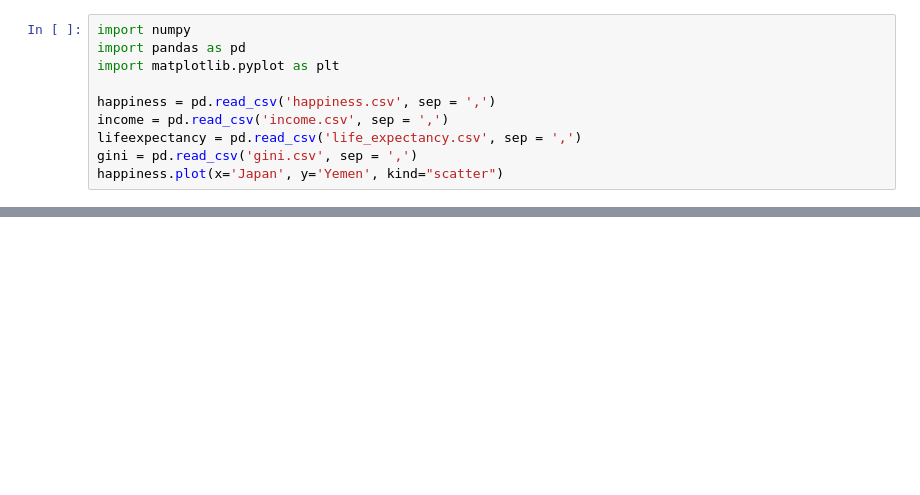
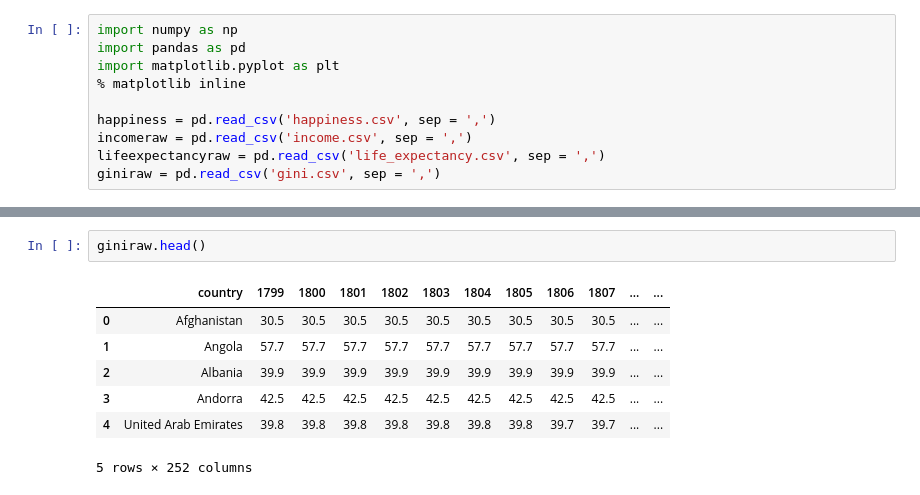
Before and after one commit to mmikul2/Udacity---Intro-to-Data-Analysis, a Jupyter notebook: Working Code.ipynb, the cells around one changed output, grey strips where cells are left out. Cells and saved outputs as stored; diff of their text form; blank space fills up the shorter version.

```diff
--- a/Working Code.ipynb
+++ b/Working Code.ipynb
@@ -1,11 +13,11 @@
 # %%
-import numpy
+import numpy as np
 import pandas as pd
 import matplotlib.pyplot as plt
+% matplotlib inline
 
 happiness = pd.read_csv('happiness.csv', sep = ',')
-income = pd.read_csv('income.csv', sep = ',')
-lifeexpectancy = pd.read_csv('life_expectancy.csv', sep = ',')
-gini = pd.read_csv('gini.csv', sep = ',')
-happiness.plot(x='Japan', y='Yemen', kind="scatter")
+incomeraw = pd.read_csv('income.csv', sep = ',')
+lifeexpectancyraw = pd.read_csv('life_expectancy.csv', sep = ',')
+giniraw = pd.read_csv('gini.csv', sep = ',')
 # %% [output]
@@ -13,0 +31,10 @@ KeyError: 'Japan'
+# %%
+giniraw.head()
+# %% [output]
+|  | country | 1799 | 1800 | 1801 | 1802 | 1803 | 1804 | 1805 | 1806 | 1807 | ... | ... |
+| 0 | Afghanistan | 30.5 | 30.5 | 30.5 | 30.5 | 30.5 | 30.5 | 30.5 | 30.5 | 30.5 | ... | ... |
+| 1 | Angola | 57.7 | 57.7 | 57.7 | 57.7 | 57.7 | 57.7 | 57.7 | 57.7 | 57.7 | ... | ... |
+| 2 | Albania | 39.9 | 39.9 | 39.9 | 39.9 | 39.9 | 39.9 | 39.9 | 39.9 | 39.9 | ... | ... |
+| 3 | Andorra | 42.5 | 42.5 | 42.5 | 42.5 | 42.5 | 42.5 | 42.5 | 42.5 | 42.5 | ... | ... |
+| 4 | United Arab Emirates | 39.8 | 39.8 | 39.8 | 39.8 | 39.8 | 39.8 | 39.8 | 39.7 | 39.7 | ... | ... |
+5 rows × 252 columns
```
Also changed, not shown: parts of 14 cells of this notebook, 4 other files.
